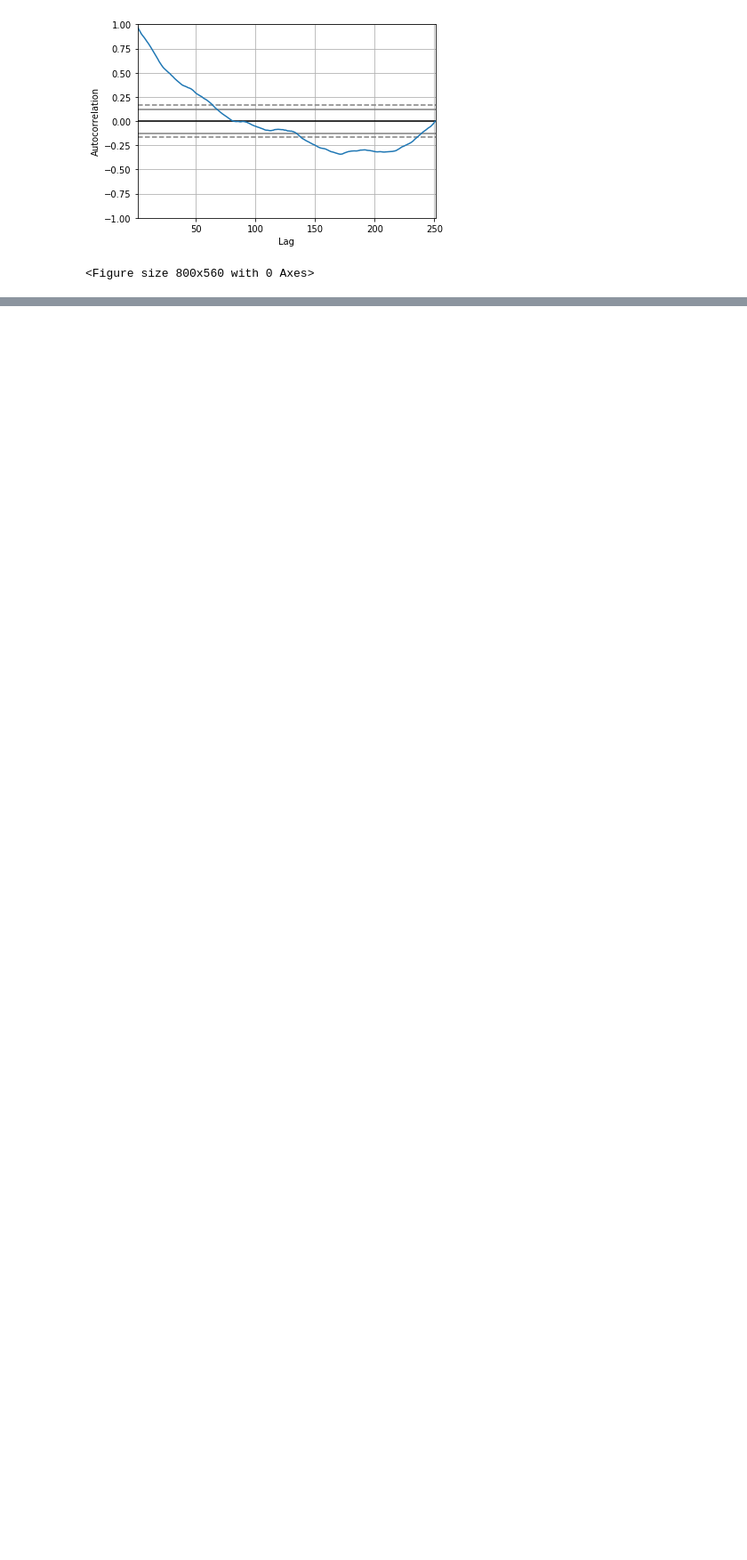
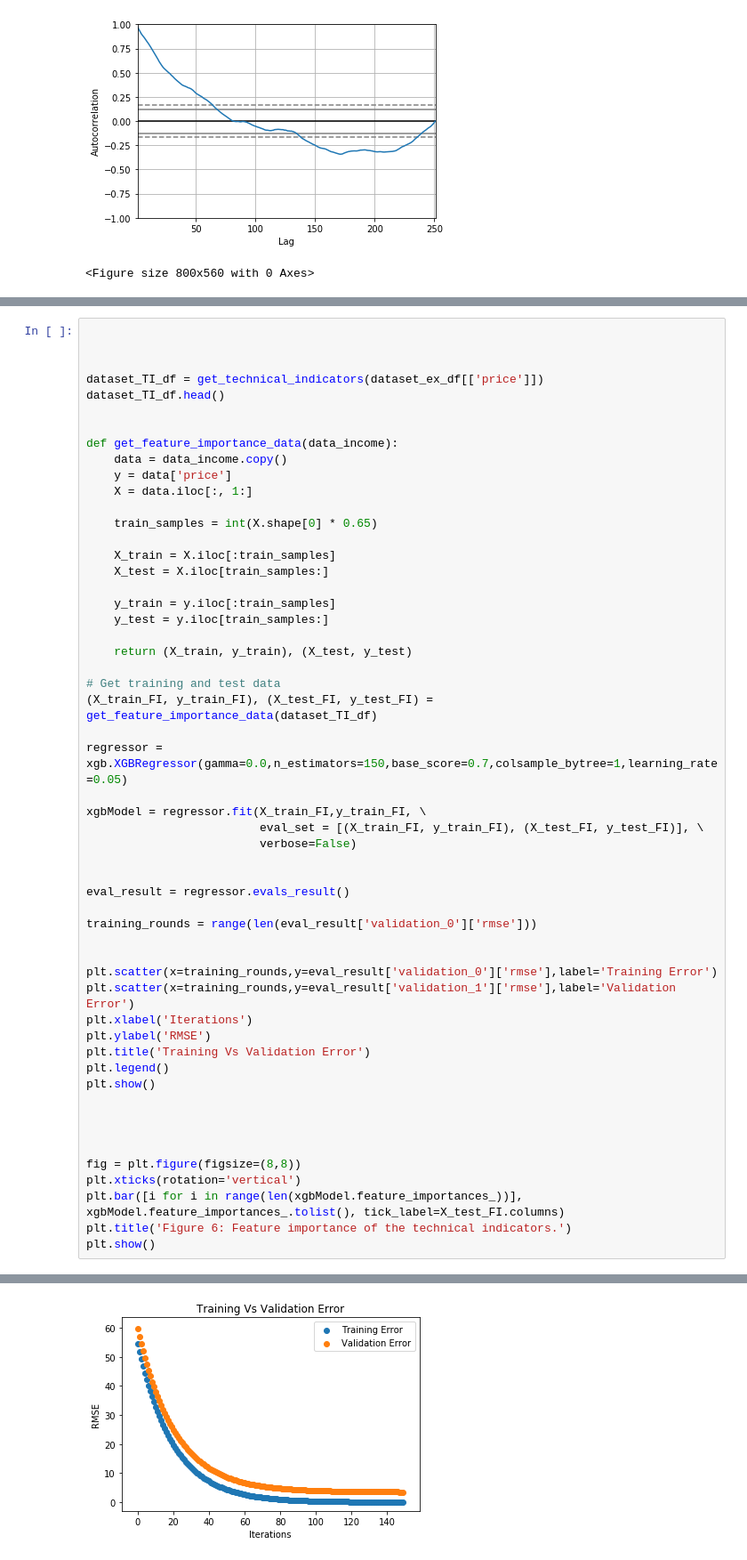
Before and after one commit to anandkc812/Stock_timeseries, a Jupyter notebook: Advanced_StockPredictionLSTM_CNN_MA10.ipynb, the cells around one changed output, grey strips where cells are left out. Shown at 89% size. Drawn from its saved outputs; the diff is of its cells as text; blank space fills up the shorter version.

```diff
--- a/Advanced_StockPredictionLSTM_CNN_MA10.ipynb
+++ b/Advanced_StockPredictionLSTM_CNN_MA10.ipynb
@@ -250,0 +297,55 @@ AR.5           -0.4651           +1.6107j            1.6765            0.2947
+# %%
+
+
+
+dataset_TI_df = get_technical_indicators(dataset_ex_df[['price']])
+dataset_TI_df.head()
+
+
+def get_feature_importance_data(data_income):
+    data = data_income.copy()
+    y = data['price']
+    X = data.iloc[:, 1:]
+
+    train_samples = int(X.shape[0] * 0.65)
+
+    X_train = X.iloc[:train_samples]
+    X_test = X.iloc[train_samples:]
+
+    y_train = y.iloc[:train_samples]
+    y_test = y.iloc[train_samples:]
+
+    return (X_train, y_train), (X_test, y_test)
+
+# Get training and test data
+(X_train_FI, y_train_FI), (X_test_FI, y_test_FI) = get_feature_importance_data(dataset_TI_df)
+
+regressor = xgb.XGBRegressor(gamma=0.0,n_estimators=150,base_score=0.7,colsample_bytree=1,learning_rate=0.05)
+
+xgbModel = regressor.fit(X_train_FI,y_train_FI, \
+                         eval_set = [(X_train_FI, y_train_FI), (X_test_FI, y_test_FI)], \
+                         verbose=False)
+
+
+eval_result = regressor.evals_result()
+
+training_rounds = range(len(eval_result['validation_0']['rmse']))
+
+
+plt.scatter(x=training_rounds,y=eval_result['validation_0']['rmse'],label='Training Error')
+plt.scatter(x=training_rounds,y=eval_result['validation_1']['rmse'],label='Validation Error')
+plt.xlabel('Iterations')
+plt.ylabel('RMSE')
+plt.title('Training Vs Validation Error')
+plt.legend()
+plt.show()
+
+
+
+
+fig = plt.figure(figsize=(8,8))
+plt.xticks(rotation='vertical')
+plt.bar([i for i in range(len(xgbModel.feature_importances_))], xgbModel.feature_importances_.tolist(), tick_label=X_test_FI.columns)
+plt.title('Figure 6: Feature importance of the technical indicators.')
+plt.show()
+# %% [output]
@@ -250,0 +353 @@ AR.5           -0.4651           +1.6107j            1.6765            0.2947
+[figure, added]
```
Also changed, not shown: parts of 5 cells of this notebook.
